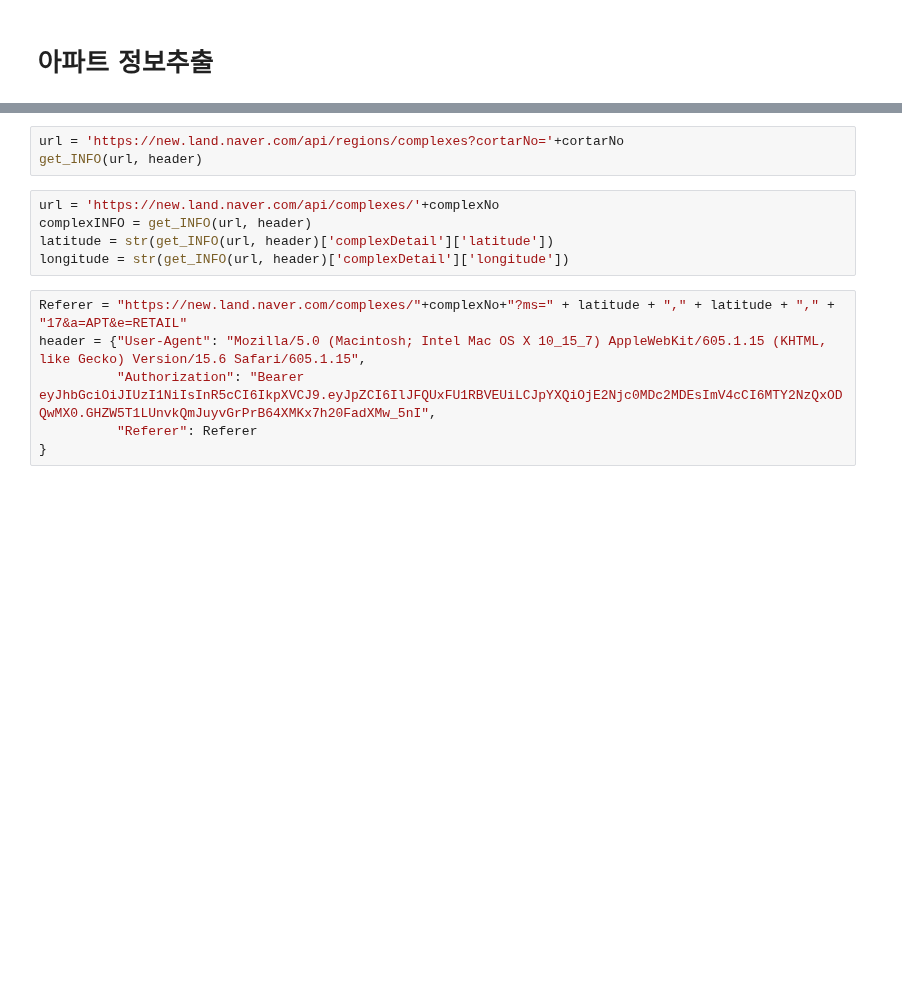
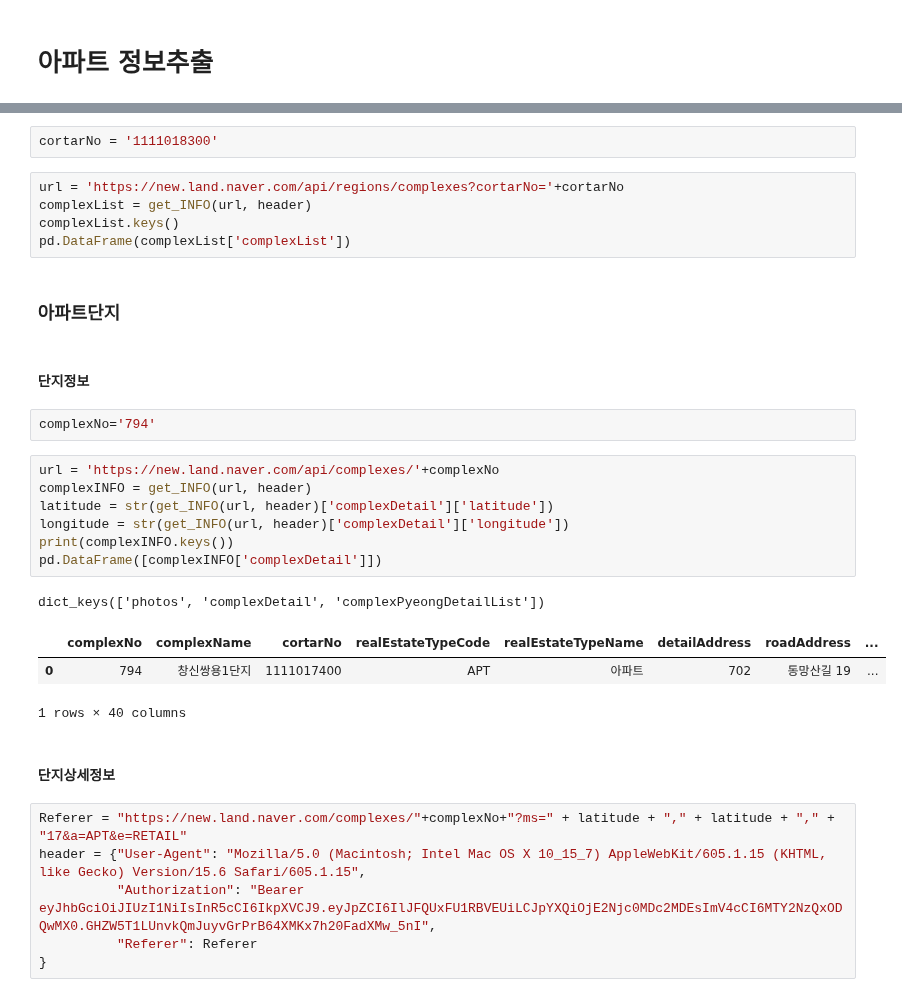
Before and after one commit to hsnam95/my, a Jupyter notebook: naver부동산.ipynb, the cells around one changed output, grey strips where cells are left out. Drawn from its saved outputs; the diff is of its cells as text; blank space fills up the shorter version.

```diff
--- a/naver부동산.ipynb
+++ b/naver부동산.ipynb
@@ -20,11 +29,30 @@ get_INFO(url, header)
+# %%
+cortarNo = '1111018300'
 # %%
 url = 'https://new.land.naver.com/api/regions/complexes?cortarNo='+cortarNo
-get_INFO(url, header)
+complexList = get_INFO(url, header)
+complexList.keys()
+pd.DataFrame(complexList['complexList'])
+# %% [markdown]
+### 아파트단지
+# %% [markdown]
+#### 단지정보
+# %%
+complexNo='794'
 # %%
 url = 'https://new.land.naver.com/api/complexes/'+complexNo
 complexINFO = get_INFO(url, header)
 latitude = str(get_INFO(url, header)['complexDetail']['latitude'])
 longitude = str(get_INFO(url, header)['complexDetail']['longitude'])
+print(complexINFO.keys())
+pd.DataFrame([complexINFO['complexDetail']])
+# %% [output]
+dict_keys(['photos', 'complexDetail', 'complexPyeongDetailList'])
+|  | complexNo | complexName | cortarNo | realEstateTypeCode | realEstateTypeName | detailAddress | roadAddress | ... |
+| 0 | 794 | 창신쌍용1단지 | 1111017400 | APT | 아파트 | 702 | 동망산길 19 | ... |
+1 rows × 40 columns
+# %% [markdown]
+#### 단지상세정보
 # %%
 Referer = "https://new.land.naver.com/complexes/"+complexNo+"?ms=" + latitude + "," + latitude + "," + "17&a=APT&e=RETAIL"
 header = {"User-Agent": "Mozilla/5.0 (Macintosh; Intel Mac OS X 10_15_7) AppleWebKit/605.1.15 (KHTML, like Gecko) Version/15.6 Safari/605.1.15",
```
Also changed, not shown: parts of 15 cells of this notebook.
